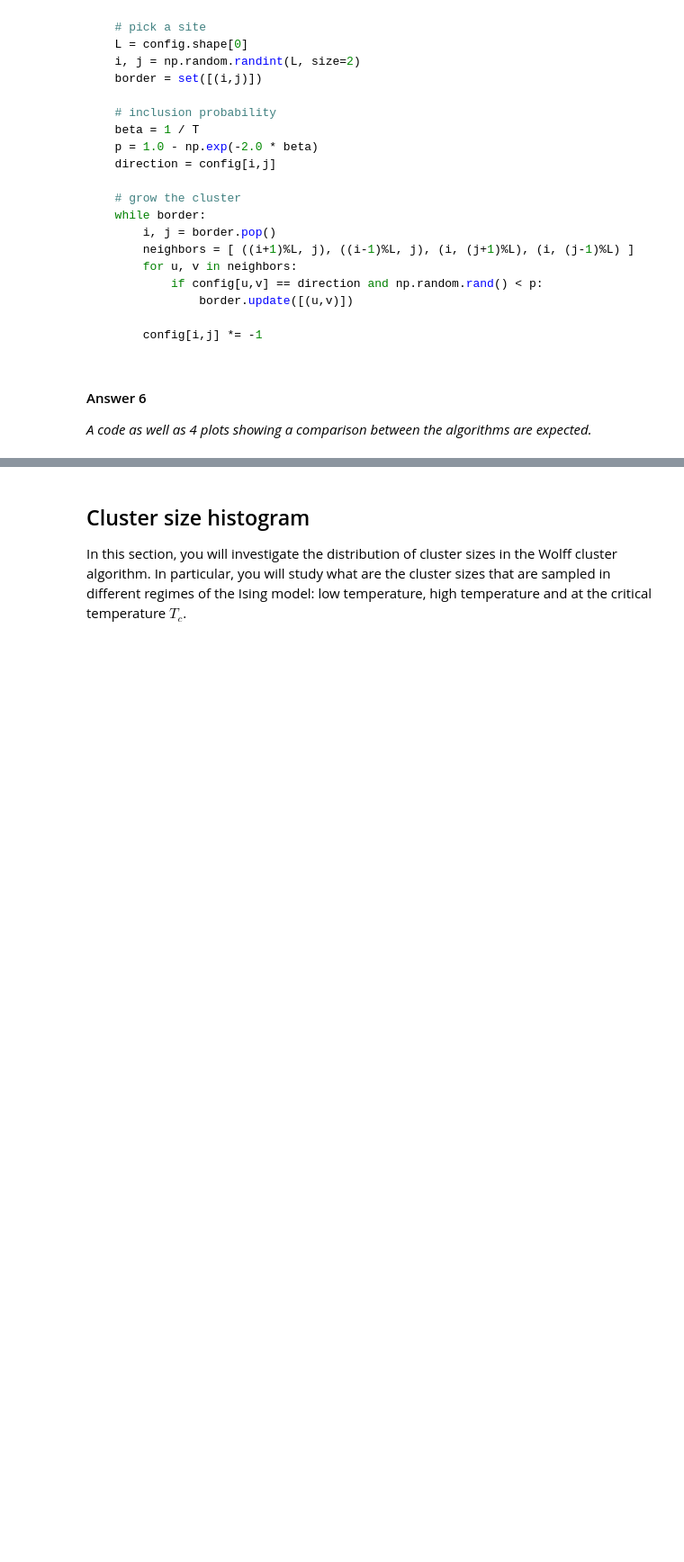
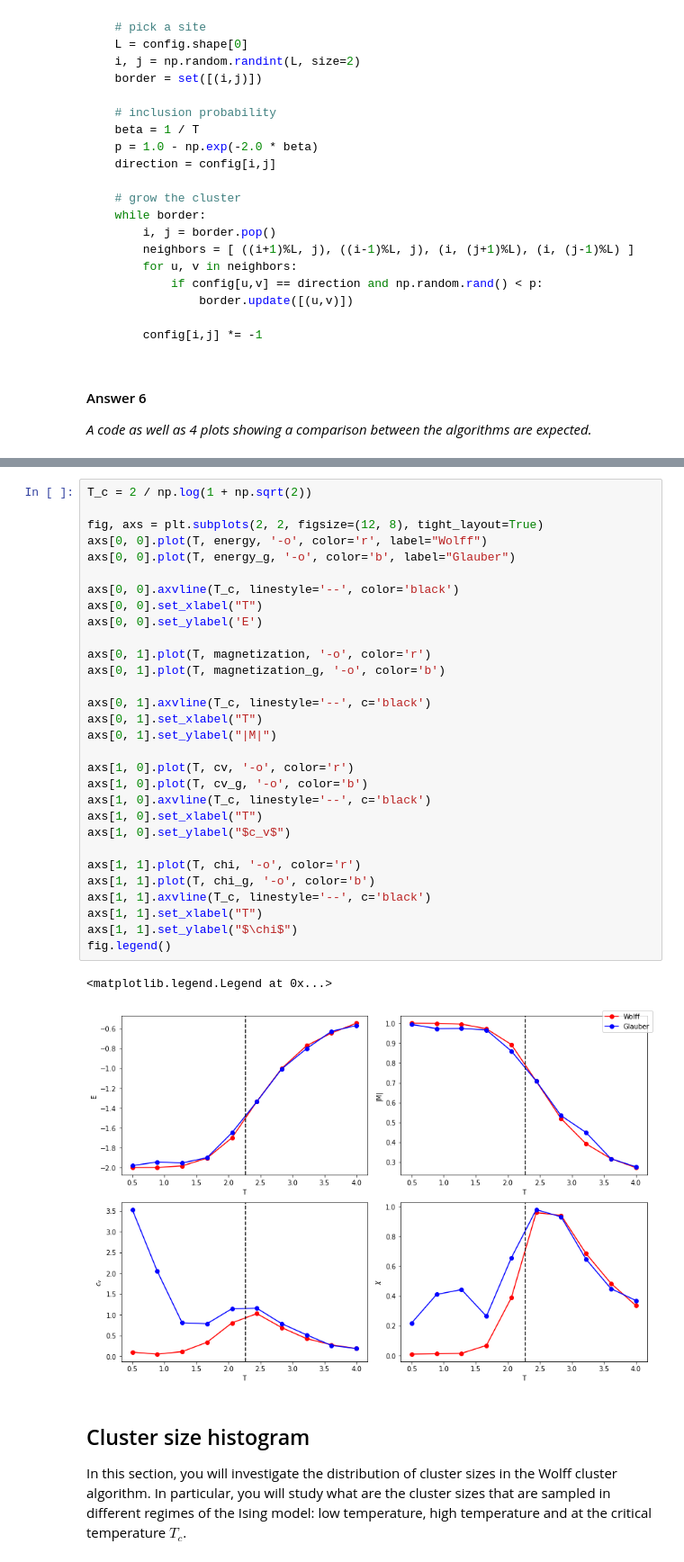
Before and after one commit to LudovicBrvdy/CoDaDri, a Jupyter notebook: HW2/HW2.ipynb, the cells around one changed output, grey strips where cells are left out. Shown at 90% size. Cells and saved outputs as stored; diff of their text form; blank space fills up the shorter version.

```diff
--- a/HW2/HW2.ipynb
+++ b/HW2/HW2.ipynb
@@ -279,3 +512,36 @@ _A code as well as 4 plots showing a comparison between the algorithms are expec
+# %%
+T_c = 2 / np.log(1 + np.sqrt(2))
+
+fig, axs = plt.subplots(2, 2, figsize=(12, 8), tight_layout=True)
+axs[0, 0].plot(T, energy, '-o', color='r', label="Wolff")
+axs[0, 0].plot(T, energy_g, '-o', color='b', label="Glauber")
+
+axs[0, 0].axvline(T_c, linestyle='--', color='black')
+axs[0, 0].set_xlabel("T")
+axs[0, 0].set_ylabel('E')
+
+axs[0, 1].plot(T, magnetization, '-o', color='r')
+axs[0, 1].plot(T, magnetization_g, '-o', color='b')
+
+axs[0, 1].axvline(T_c, linestyle='--', c='black')
+axs[0, 1].set_xlabel("T")
+axs[0, 1].set_ylabel("|M|")
+
+axs[1, 0].plot(T, cv, '-o', color='r')
+axs[1, 0].plot(T, cv_g, '-o', color='b')
+axs[1, 0].axvline(T_c, linestyle='--', c='black')
+axs[1, 0].set_xlabel("T")
+axs[1, 0].set_ylabel("$c_v$")
+
+axs[1, 1].plot(T, chi, '-o', color='r')
+axs[1, 1].plot(T, chi_g, '-o', color='b')
+axs[1, 1].axvline(T_c, linestyle='--', c='black')
+axs[1, 1].set_xlabel("T")
+axs[1, 1].set_ylabel("$\chi$")
+fig.legend()
+# %% [output]
+<matplotlib.legend.Legend at 0x...>
+[figure, added]
 # %% [markdown]
 ## Cluster size histogram
 
```
Also changed, not shown: parts of 14 cells of this notebook, 1 other file.
